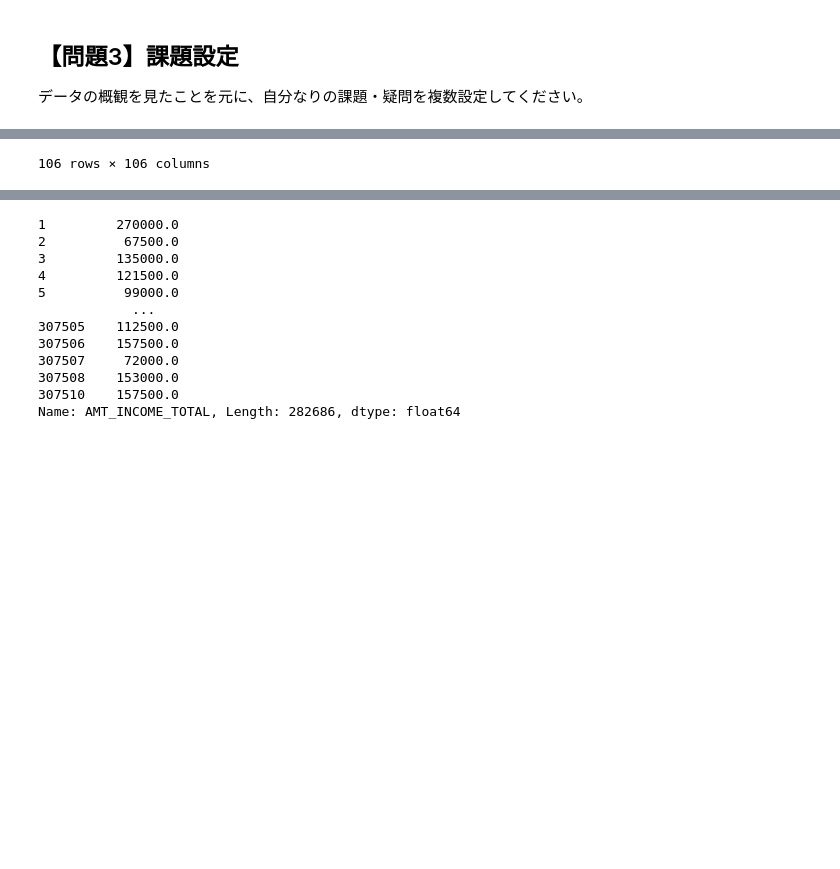
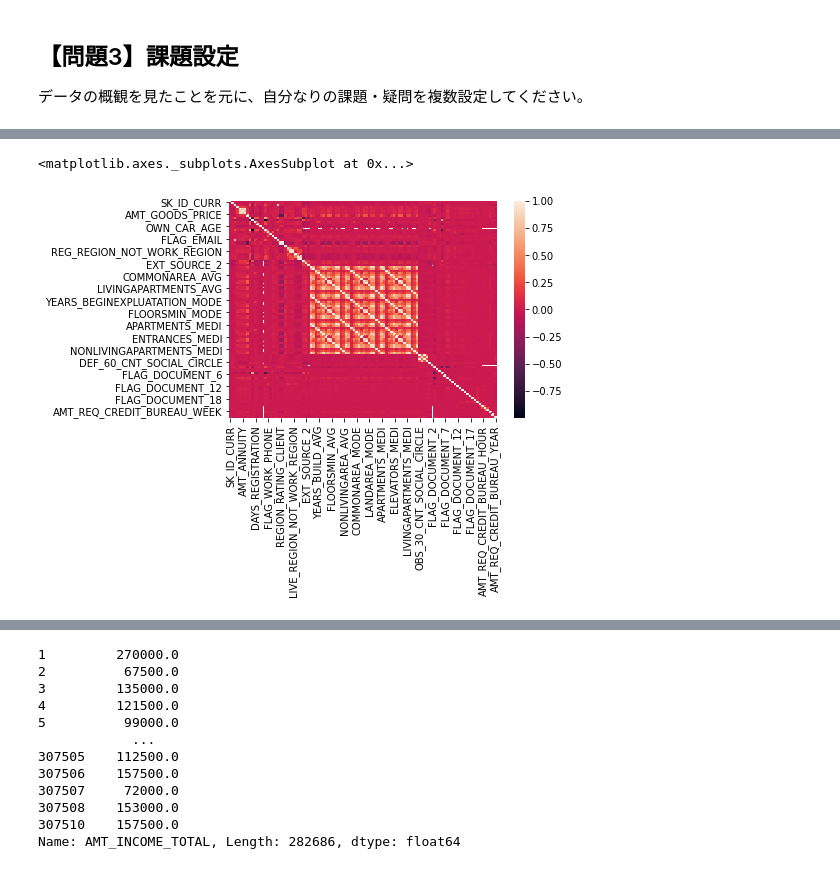
Before and after one commit to harakenken22/diveintocode-ml, a Jupyter notebook: week3_lec_trust_data.ipynb, the cells around one changed output, grey strips where cells are left out. Drawn from its saved outputs; the diff is of its cells as text; code cells hidden in the pictures; blank space fills up the shorter version.

```diff
--- a/week3_lec_trust_data.ipynb
+++ b/week3_lec_trust_data.ipynb
@@ -152,3 +249,3 @@ https://pandas.pydata.org/pandas-docs/stable/reference/api/pandas.DataFrame.boxp
 # %%
-# df.corr()
+sns.heatmap(df.corr())
 # %% [output]
@@ -167 +252,2 @@ https://pandas.pydata.org/pandas-docs/stable/reference/api/pandas.DataFrame.boxp
-106 rows × 106 columns
+<matplotlib.axes._subplots.AxesSubplot at 0x...>
+[figure, added]
```
Also changed, not shown: parts of 39 cells of this notebook.
